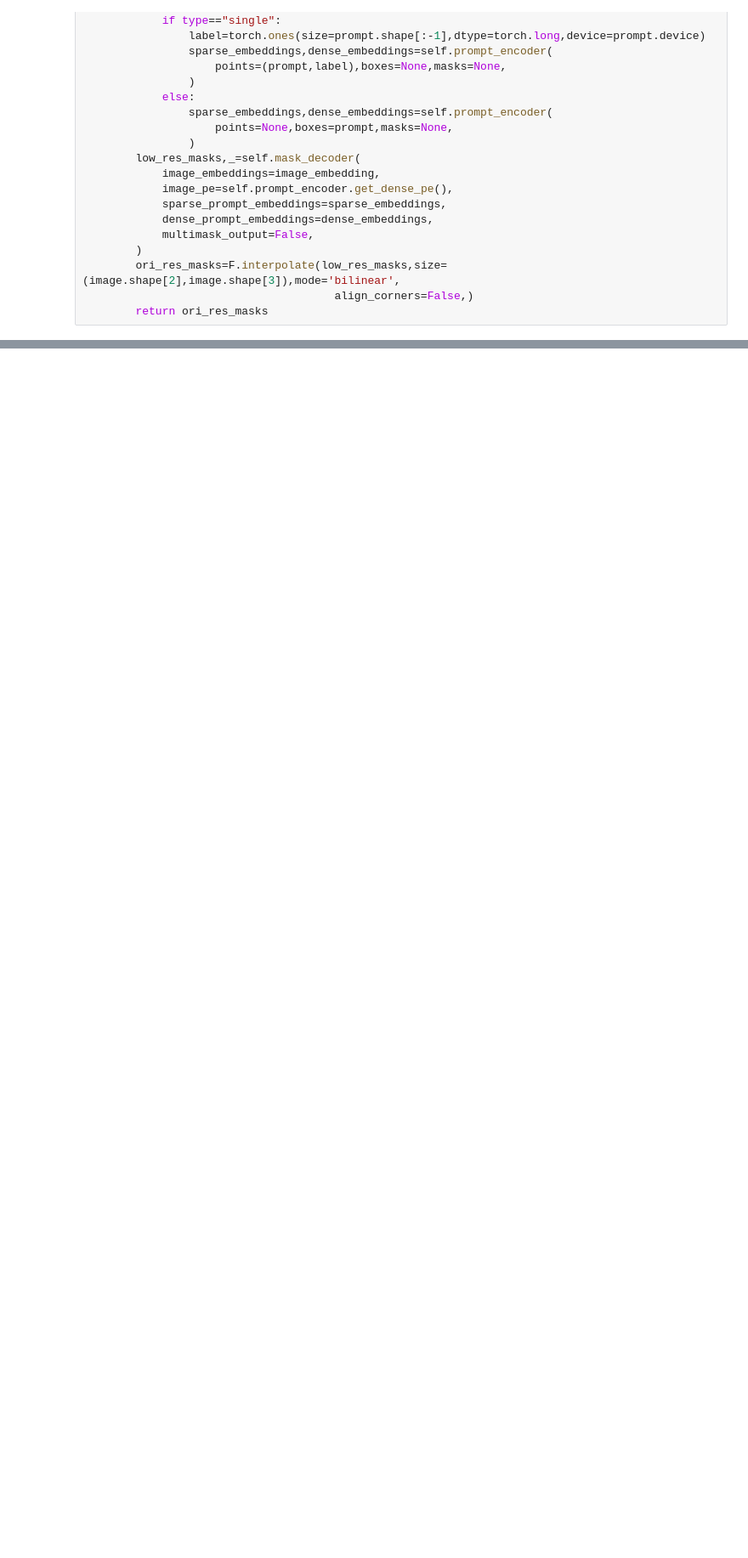
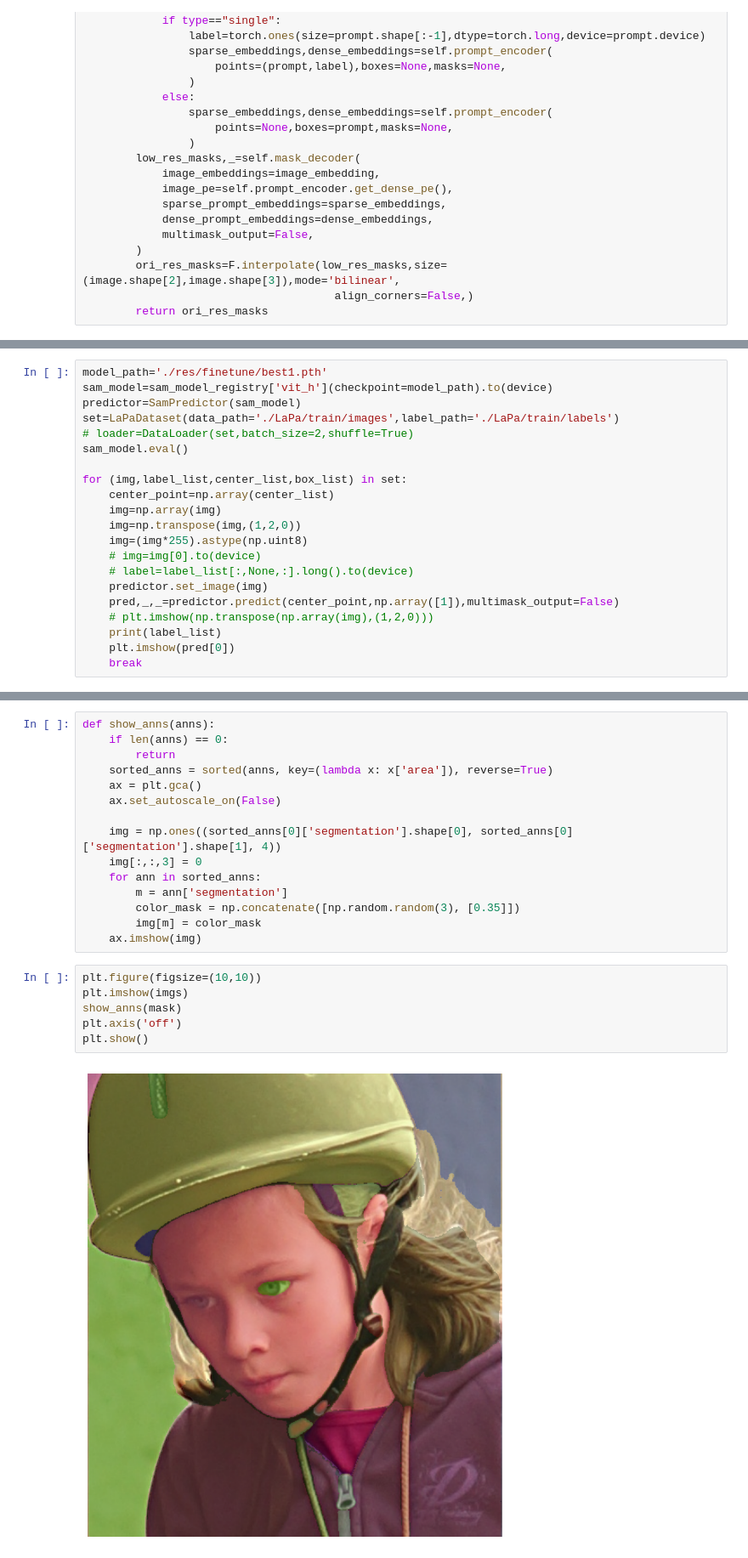
Before and after one commit to coldsakrua/mobileSam, a Jupyter notebook: hw.ipynb, the cells around one changed output, grey strips where cells are left out. Shown: that part at 85% size. Saved outputs shown, nothing was run; the diff lists cells and outputs as text; blank space fills up the shorter version.

```diff
--- a/hw.ipynb
+++ b/hw.ipynb
@@ -305,0 +353,21 @@ KeyboardInterrupt:
+# %%
+model_path='./res/finetune/best1.pth'
+sam_model=sam_model_registry['vit_h'](checkpoint=model_path).to(device)
+predictor=SamPredictor(sam_model)
+set=LaPaDataset(data_path='./LaPa/train/images',label_path='./LaPa/train/labels')
+# loader=DataLoader(set,batch_size=2,shuffle=True)
+sam_model.eval()
+
+for (img,label_list,center_list,box_list) in set:
+    center_point=np.array(center_list)
+    img=np.array(img)
+    img=np.transpose(img,(1,2,0))
+    img=(img*255).astype(np.uint8)
+    # img=img[0].to(device)
+    # label=label_list[:,None,:].long().to(device)
+    predictor.set_image(img)
+    pred,_,_=predictor.predict(center_point,np.array([1]),multimask_output=False)
+    # plt.imshow(np.transpose(np.array(img),(1,2,0)))
+    print(label_list)
+    plt.imshow(pred[0])
+    break
@@ -305,0 +376,23 @@ KeyboardInterrupt:
+# %%
+def show_anns(anns):
+    if len(anns) == 0:
+        return
+    sorted_anns = sorted(anns, key=(lambda x: x['area']), reverse=True)
+    ax = plt.gca()
+    ax.set_autoscale_on(False)
+
+    img = np.ones((sorted_anns[0]['segmentation'].shape[0], sorted_anns[0]['segmentation'].shape[1], 4))
+    img[:,:,3] = 0
+    for ann in sorted_anns:
+        m = ann['segmentation']
+        color_mask = np.concatenate([np.random.random(3), [0.35]])
+        img[m] = color_mask
+    ax.imshow(img)
+# %%
+plt.figure(figsize=(10,10))
+plt.imshow(imgs)
+show_anns(mask)
+plt.axis('off')
+plt.show()
+# %% [output]
+[figure, added]
```
Also changed, not shown: parts of 17 cells of this notebook, 4 other files.
